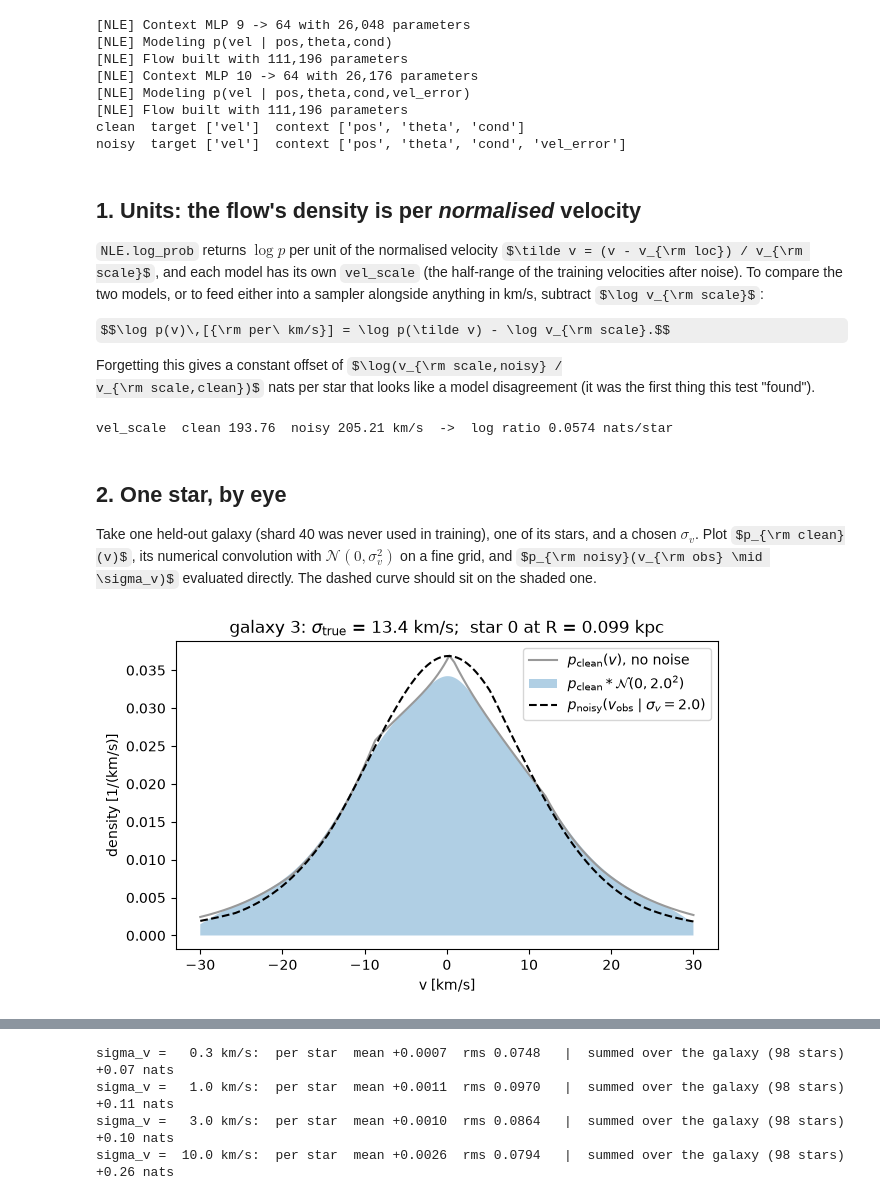
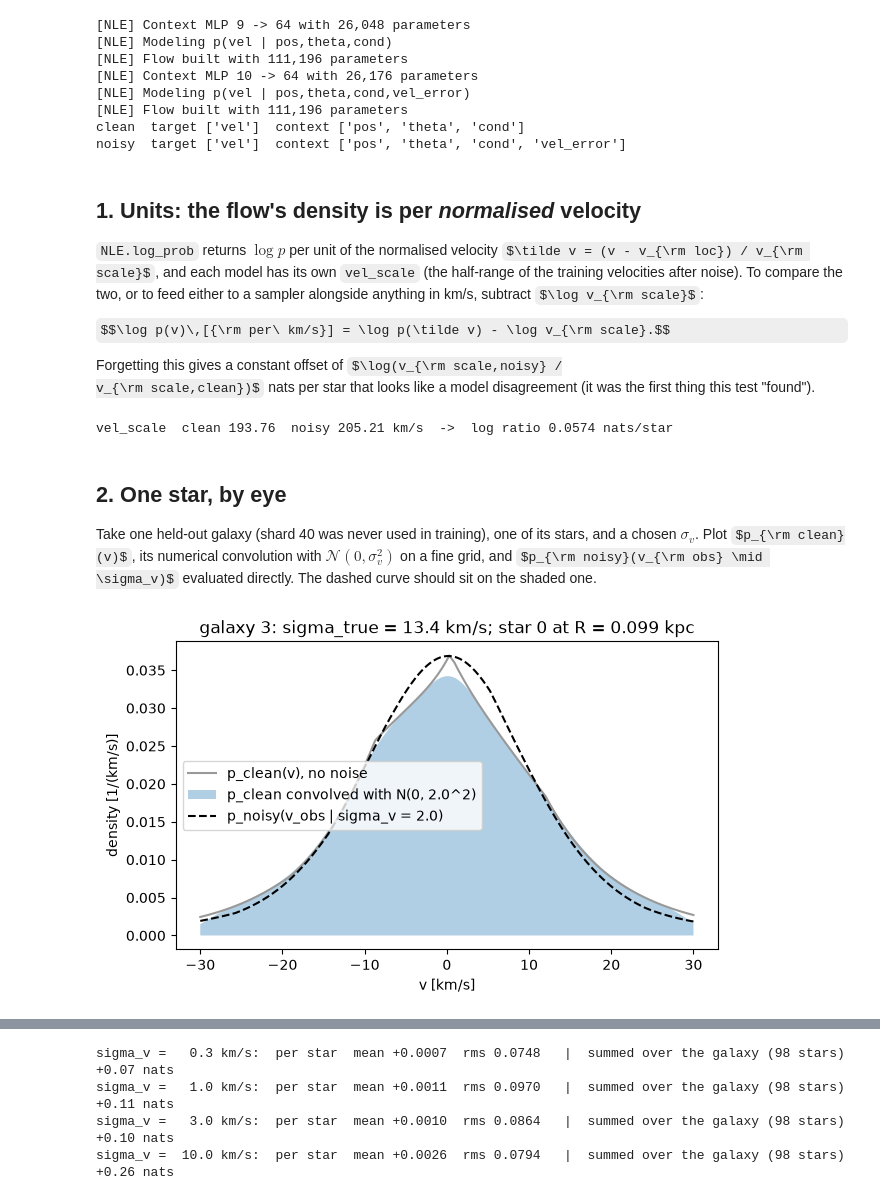
Before and after one commit to trivnguyen/nle_dsph, a Jupyter notebook: notebooks/03_error_convolution.ipynb, the cells around one changed output, grey strips where cells are left out. Drawn from its saved outputs; the diff is of its cells as text; code cells hidden in the pictures; some formulas as TeX source.

```diff
--- a/notebooks/03_error_convolution.ipynb
+++ b/notebooks/03_error_convolution.ipynb
@@ -61,11 +70,16 @@ from diagnostics.pit_by_regime import best_checkpoint, load_shard
 # %%
-clean = NLE.load_from_checkpoint(best_checkpoint(MODELS / 'voj63drr'), map_location=dev, pre_transforms=None).eval()
-noisy = NLE.load_from_checkpoint(best_checkpoint(MODELS / '6xaw28uw'), map_location=dev, pre_transforms=None).eval()
+clean = NLE.load_from_checkpoint(
+    best_checkpoint(MODELS / 'voj63drr'), map_location=dev,
+    pre_transforms=None).eval()
+noisy = NLE.load_from_checkpoint(
+    best_checkpoint(MODELS / '6xaw28uw'), map_location=dev,
+    pre_transforms=None).eval()
 
-# The context lists show the one structural difference: `vel_error` is in
-# the noisy model's context and absent from the clean one's.
+# The one structural difference: `vel_error` is in the noisy model's
+# context and absent from the clean one's.
 print('clean  target', clean.target_fields, ' context', clean.context_fields)
-print('noisy  target', noisy.target_fields, ' context', noisy.context_fields)
+print('noisy  target', noisy.target_fields, ' context',
+      noisy.context_fields)
 # %% [output]
 [NLE] Context MLP 9 -> 64 with 26,048 parameters
 [NLE] Modeling p(vel | pos,theta,cond)
@@ -81,8 +95,8 @@ noisy  target ['vel']  context ['pos', 'theta', 'cond', 'vel_error']
 `NLE.log_prob` returns $\log p$ per unit of the normalised velocity
 $\tilde v = (v - v_{\rm loc}) / v_{\rm scale}$, and each model has its own
 `vel_scale` (the half-range of the training velocities after noise). To
-compare the two models, or to feed either into a sampler alongside anything
-in km/s, subtract $\log v_{\rm scale}$:
+compare the two, or to feed either to a sampler alongside anything in
+km/s, subtract $\log v_{\rm scale}$:
 
 $$\log p(v)\,[{\rm per\ km/s}] = \log p(\tilde v) - \log v_{\rm scale}.$$
 
@@ -116,44 +139,54 @@ vel_scale  clean 193.76  noisy 205.21 km/s  ->  log ratio 0.0574 nats/star
 # %% [markdown]
 ## 2. One star, by eye
 
-Take one held-out galaxy (shard 40 was never used in training), one of its
-stars, and a chosen $\sigma_v$. Plot $p_{\rm clean}(v)$, its numerical
-convolution with $\mathcal N(0, \sigma_v^2)$ on a fine grid, and
-$p_{\rm noisy}(v_{\rm obs} \mid \sigma_v)$ evaluated directly. The
+Take one held-out galaxy (shard 40 was never used in training), one of
+its stars, and a chosen $\sigma_v$. Plot $p_{\rm clean}(v)$, its
+numerical convolution with $\mathcal N(0, \sigma_v^2)$ on a fine grid,
+and $p_{\rm noisy}(v_{\rm obs} \mid \sigma_v)$ evaluated directly. The
 dashed curve should sit on the shaded one.
 # %%
-pos, vel, th, lrs_all, n = load_shard(40, n_gal=50)   # (pos, vel) per star; (th, lrs, n) per galaxy
+# (pos, vel) per star; (th, lrs, n) per galaxy
+pos, vel, th, lrs_all, n = load_shard(40, n_gal=50)
 
-g = 3                                       # which galaxy
+g = 3                                        # which galaxy
 sl = slice(int(n[:g].sum()), int(n[:g + 1].sum()))
-R = pos[sl, :2].norm(dim=1).to(dev)         # projection along z: sky plane = (x, y)
-v_true = vel[sl, 2].to(dev)                 # true line-of-sight velocity
-theta = th[g].expand(len(R), 7).to(dev)     # every star of a galaxy shares its theta
+R = pos[sl, :2].norm(dim=1).to(dev)          # projection along z
+v_true = vel[sl, 2].to(dev)                  # true line-of-sight velocity
+theta = th[g].expand(len(R), 7).to(dev)      # a galaxy's stars share theta
 lrs = float(lrs_all[g])
 sig_true = float(v_true.std())
 
-i, sigma = 0, 2.0                           # star index, assumed error [km/s]
-vg = torch.linspace(-30, 30, 1201, device=dev)
-same = lambda k: (R[i].expand(k), theta[:k], lrs)
+i, sigma = 0, 2.0                            # star index, error [km/s]
+n_grid = 1201
+vg = torch.linspace(-30, 30, n_grid, device=dev)
+R_i = R[i].expand(n_grid)
+theta_i = theta[:1].expand(n_grid, 7)
+err_i = torch.full((n_grid,), sigma, device=dev)
 
-p_clean = torch.exp(logp_kms(clean, R[i].expand(1201), vg, None, theta[:1].expand(1201, 7), lrs)).cpu()
-p_noisy = torch.exp(logp_kms(noisy, R[i].expand(1201), vg, torch.full((1201,), sigma, device=dev),
-                             theta[:1].expand(1201, 7), lrs)).cpu()
+p_clean = torch.exp(logp_kms(clean, R_i, vg, None, theta_i, lrs)).cpu()
+p_noisy = torch.exp(logp_kms(noisy, R_i, vg, err_i, theta_i, lrs)).cpu()
 
-# direct convolution on the grid: p_conv(v_obs) = sum_v p_clean(v) N(v_obs; v, sigma) dv
-vgc = vg.cpu(); dv = float(vgc[1] - vgc[0])
-kern = torch.exp(-0.5 * ((vgc[:, None] - vgc[None, :]) / sigma) ** 2) / (sigma * math.sqrt(2 * math.pi))
+# Direct convolution on the grid:
+# p_conv(v_obs) = sum_v p_clean(v) N(v_obs; v, sigma) dv
+vgc = vg.cpu()
+dv = float(vgc[1] - vgc[0])
+kern = torch.exp(-0.5 * ((vgc[:, None] - vgc[None, :]) / sigma) ** 2)
+kern /= sigma * math.sqrt(2 * math.pi)
 p_conv = (kern * p_clean[None, :]).sum(1) * dv
 
 plt.figure(figsize=(7, 4))
-plt.plot(vgc, p_clean, color='0.6', label='$p_{\\rm clean}(v)$, no noise')
-plt.fill_between(vgc, p_conv, alpha=.35, label=f'$p_{{\\rm clean}} * \\mathcal{{N}}(0,{sigma}^2)$')
-plt.plot(vgc, p_noisy, 'k--', label=f'$p_{{\\rm noisy}}(v_{{\\rm obs}}\\mid\\sigma_v={sigma})$')
-plt.xlabel('v [km/s]'); plt.ylabel('density [1/(km/s)]'); plt.legend()
-plt.title(f'galaxy {g}: $\\sigma_{{\\rm true}}$ = {sig_true:.1f} km/s;  star {i} at R = {float(R[i]):.3f} kpc')
+plt.plot(vgc, p_clean, color='0.6', label='p_clean(v), no noise')
+plt.fill_between(vgc, p_conv, alpha=0.35,
+                 label=f'p_clean convolved with N(0, {sigma}^2)')
+plt.plot(vgc, p_noisy, 'k--', label=f'p_noisy(v_obs | sigma_v = {sigma})')
+plt.xlabel('v [km/s]')
+plt.ylabel('density [1/(km/s)]')
+plt.title(f'galaxy {g}: sigma_true = {sig_true:.1f} km/s; '
+          f'star {i} at R = {float(R[i]):.3f} kpc')
+plt.legend()
 plt.show()
 # %% [output]
-[figure, old version]
+[figure, new version]
 # %% [markdown]
 ## 3. The convolution for many stars at once
 
```
Also changed, not shown: parts of 9 cells of this notebook, 15 other files.
